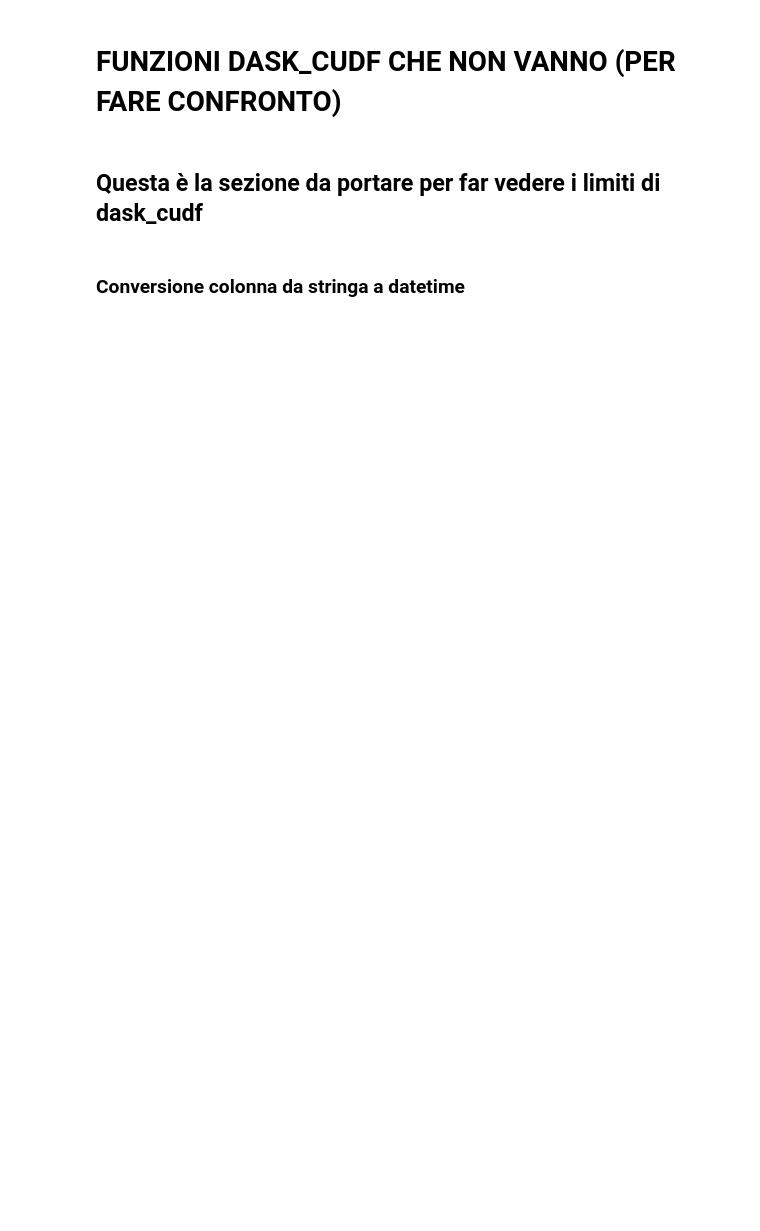
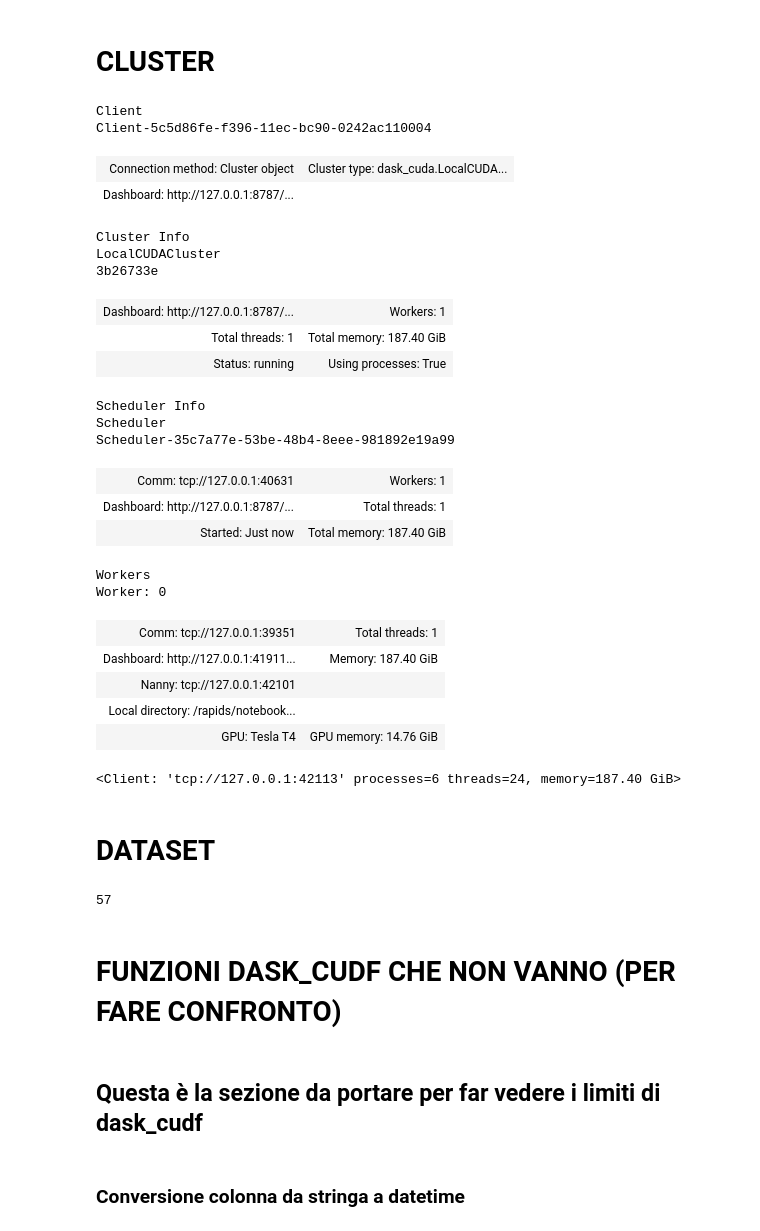
Before and after one commit to Il-Pela/BDMG-Project, a Jupyter notebook: Pelacani.ipynb, the cells around one changed output. Cells and saved outputs as stored; diff of their text form; code cells hidden in the pictures; blank space fills up the shorter version.

```diff
--- a/Pelacani.ipynb
+++ b/Pelacani.ipynb
@@ -0,0 +14,2 @@
+# %% [markdown]
+# CLUSTER
@@ -0,0 +18,2 @@
+# %%
+cluster = DistributedCluster()
@@ -0,0 +22,26 @@
+# %%
+cluster.client
+# %% [output]
+Client
+Client-5c5d86fe-f396-11ec-bc90-0242ac110004
+| Connection method: Cluster object | Cluster type: dask_cuda.LocalCUDA... |
+| Dashboard: http://127.0.0.1:8787/... |  |
+Cluster Info
+LocalCUDACluster
+3b26733e
+| Dashboard: http://127.0.0.1:8787/... | Workers: 1 |
+| Total threads: 1 | Total memory: 187.40 GiB |
+| Status: running | Using processes: True |
+Scheduler Info
+Scheduler
+Scheduler-35c7a77e-53be-48b4-8eee-981892e19a99
+| Comm: tcp://127.0.0.1:40631 | Workers: 1 |
+| Dashboard: http://127.0.0.1:8787/... | Total threads: 1 |
+| Started: Just now | Total memory: 187.40 GiB |
+Workers
+Worker: 0
+| Comm: tcp://127.0.0.1:39351 | Total threads: 1 |
+| Dashboard: http://127.0.0.1:41911... | Memory: 187.40 GiB |
+| Nanny: tcp://127.0.0.1:42101 |  |
+| Local directory: /rapids/notebook... |  |
+| GPU: Tesla T4 | GPU memory: 14.76 GiB |
@@ -0,0 +50,7 @@
+# %%
+cluster.start("DASK")
+cluster.client
+# %% [output]
+<Client: 'tcp://127.0.0.1:42113' processes=6 threads=24, memory=187.40 GiB>
+# %% [markdown]
+# DATASET
@@ -1,3 +61,14 @@
+# %%
+base = BaseDfBench("DASK_CUDF")
+
+# base.load_dataset('parquet', path='data/mod_parquet')
+base.load_dataset('parquet')
+
+df = base.get_df()
+columns = base.get_columns()
+base.npartitions()
+# %% [output]
+57
 # %% [markdown]
 # FUNZIONI DASK_CUDF CHE NON VANNO (PER FARE CONFRONTO)
 # %% [markdown]
```
Also changed, not shown: parts of 50 cells of this notebook.
